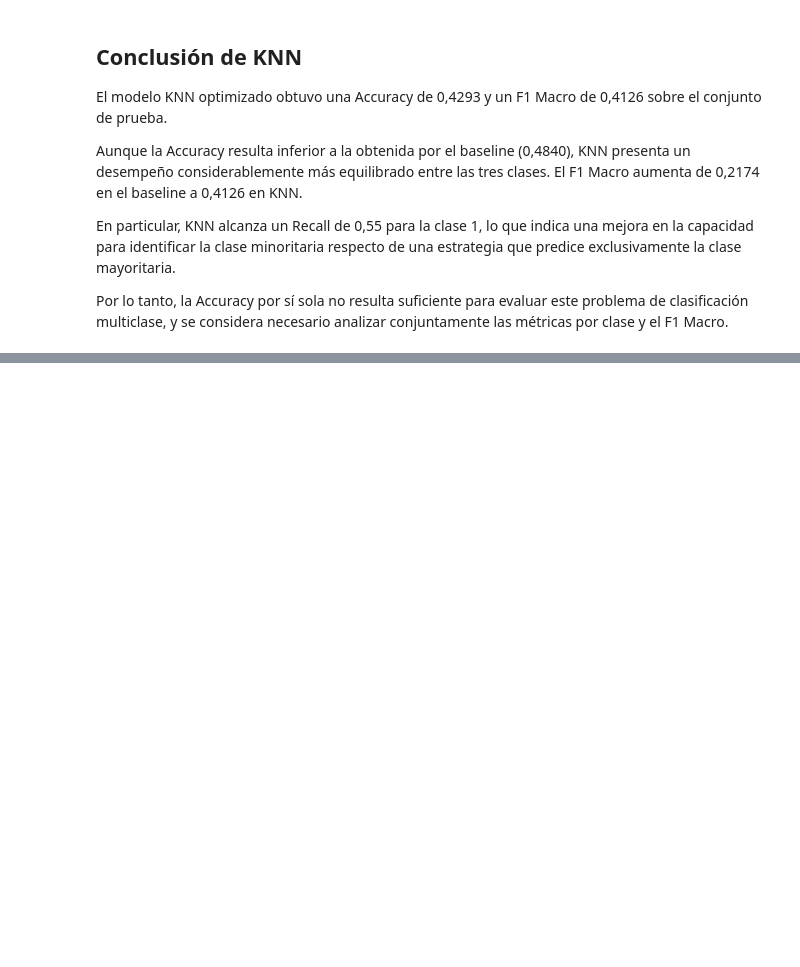
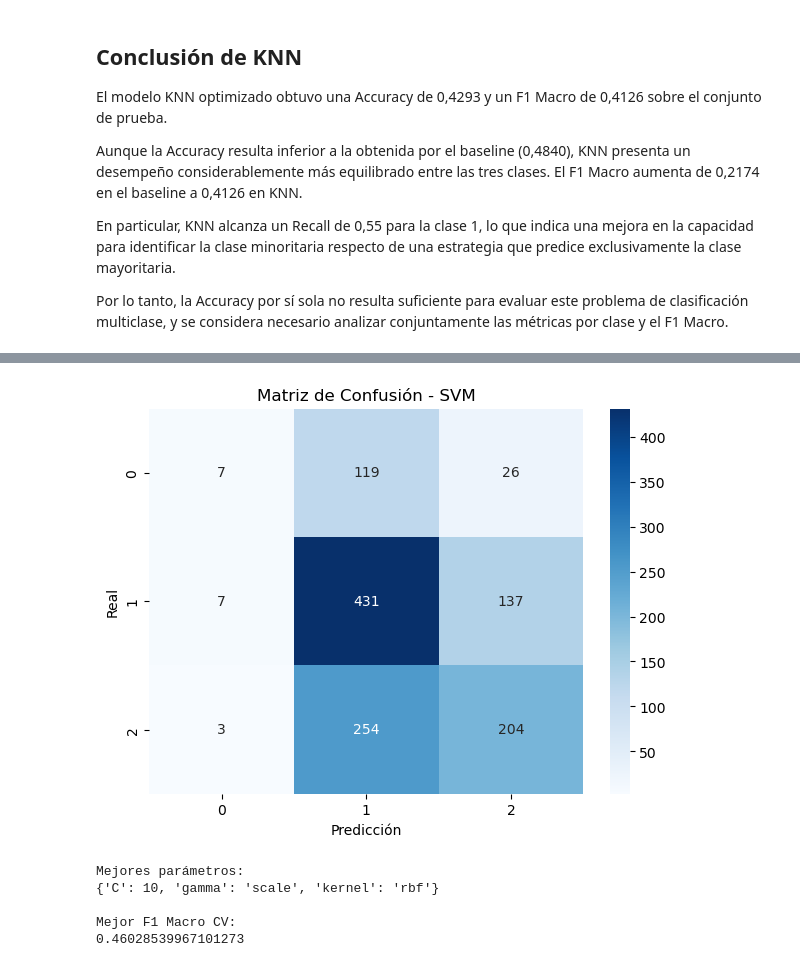
Before and after one commit to dvazquez1981/tp_final_AdM, a Jupyter notebook: TPG_Final.ipynb, the cells around one changed output, grey strips where cells are left out. Cells and saved outputs as stored; diff of their text form; code cells hidden in the pictures; blank space fills up the shorter version.

```diff
--- a/TPG_Final.ipynb
+++ b/TPG_Final.ipynb
@@ -2762,3 +2762,27 @@ Aunque la Accuracy resulta inferior a la obtenida por el baseline (0,4840), KNN
 En particular, KNN alcanza un Recall de 0,55 para la clase 1, lo que indica una mejora en la capacidad para identificar la clase minoritaria respecto de una estrategia que predice exclusivamente la clase mayoritaria.
 
 Por lo tanto, la Accuracy por sí sola no resulta suficiente para evaluar este problema de clasificación multiclase, y se considera necesario analizar conjuntamente las métricas por clase y el F1 Macro.
+# %%
+# ============================================
+# SVM - Support Vector Machine
+# ============================================
+
+from sklearn.svm import SVC
+from sklearn.metrics import accuracy_score, f1_score, classification_report, confusion_matrix
+import seaborn as sns
+import matplotlib.pyplot as plt
+
+svm = SVC(
+    kernel='rbf',
+    random_state=42
+)
+
+svm.fit(X_train_scaled, y_train)
+
+y_pred_svm = svm.predict(X_test_scaled)
+
+print("Accuracy SVM:", accuracy_score(y_test, y_pred_svm))
+print("F1 Macro SVM:", f1_score(y_test, y_pred_svm, average='macro'))
+
+print("\nClassification Report:")
+print(classification_report(y_test, y_pred_svm))
@@ -2764,0 +2803,47 @@ Por lo tanto, la Accuracy por sí sola no resulta suficiente para evaluar este p
+# %%
+cm_svm = confusion_matrix(y_test, y_pred_svm)
+
+plt.figure(figsize=(7, 5))
+sns.heatmap(
+    cm_svm,
+    annot=True,
+    fmt='d',
+    cmap='Blues'
+)
+
+plt.title('Matriz de Confusión - SVM')
+plt.xlabel('Predicción')
+plt.ylabel('Real')
+plt.show()
+# %% [output]
+[figure, added]
+# %%
+from sklearn.model_selection import GridSearchCV
+
+param_grid_svm = {
+    'C': [0.1, 1, 10, 100],
+    'gamma': ['scale', 0.01, 0.1, 1],
+    'kernel': ['rbf']
+}
+
+grid_svm = GridSearchCV(
+    estimator=SVC(random_state=42),
+    param_grid=param_grid_svm,
+    scoring='f1_macro',
+    cv=5,
+    n_jobs=-1
+)
+
+grid_svm.fit(X_train_scaled, y_train)
+
+print("Mejores parámetros:")
+print(grid_svm.best_params_)
+
+print("\nMejor F1 Macro CV:")
+print(grid_svm.best_score_)
+# %% [output]
+Mejores parámetros:
+{'C': 10, 'gamma': 'scale', 'kernel': 'rbf'}
+
+Mejor F1 Macro CV:
+0.46028539967101273
```
Also changed, not shown: parts of 4 cells of this notebook.
